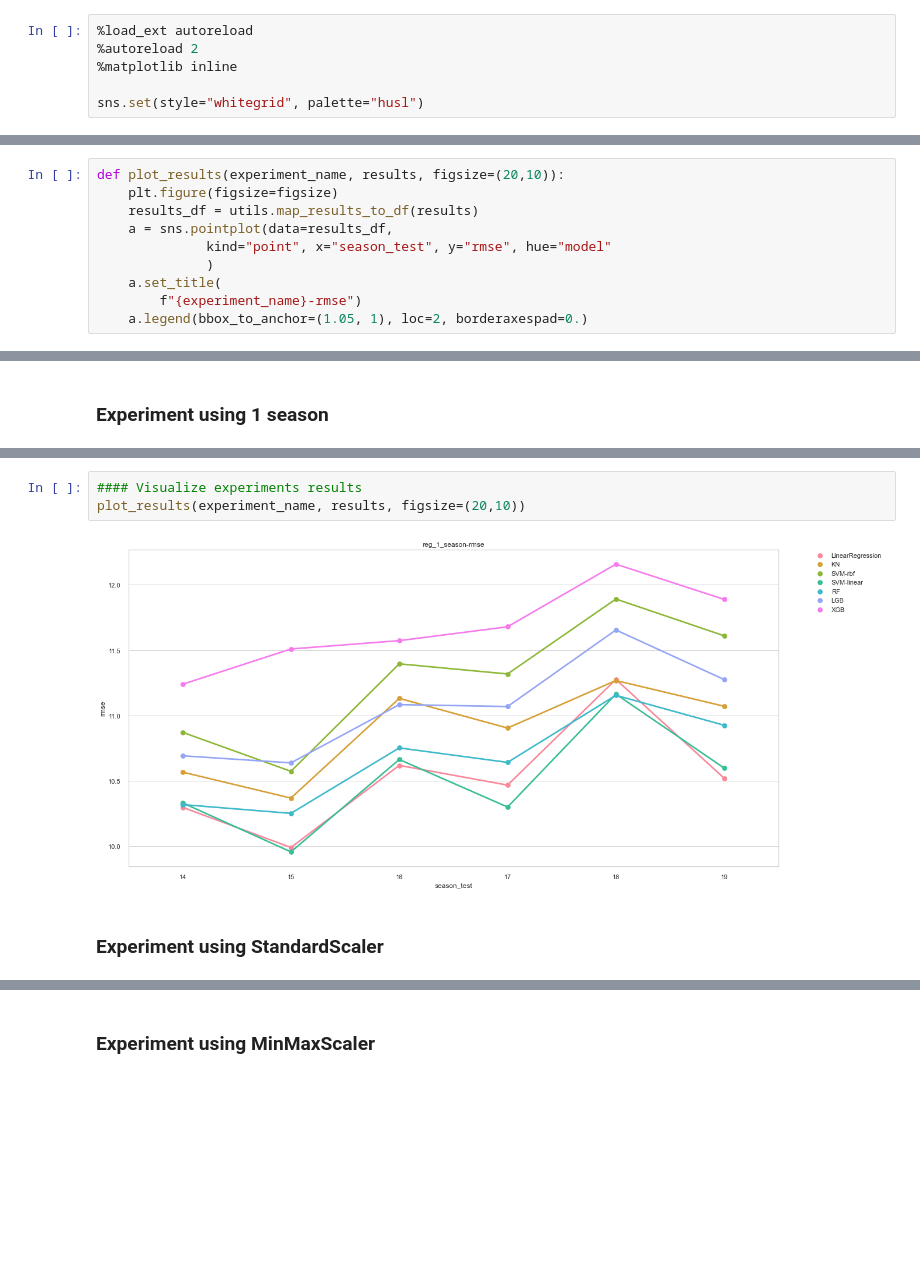
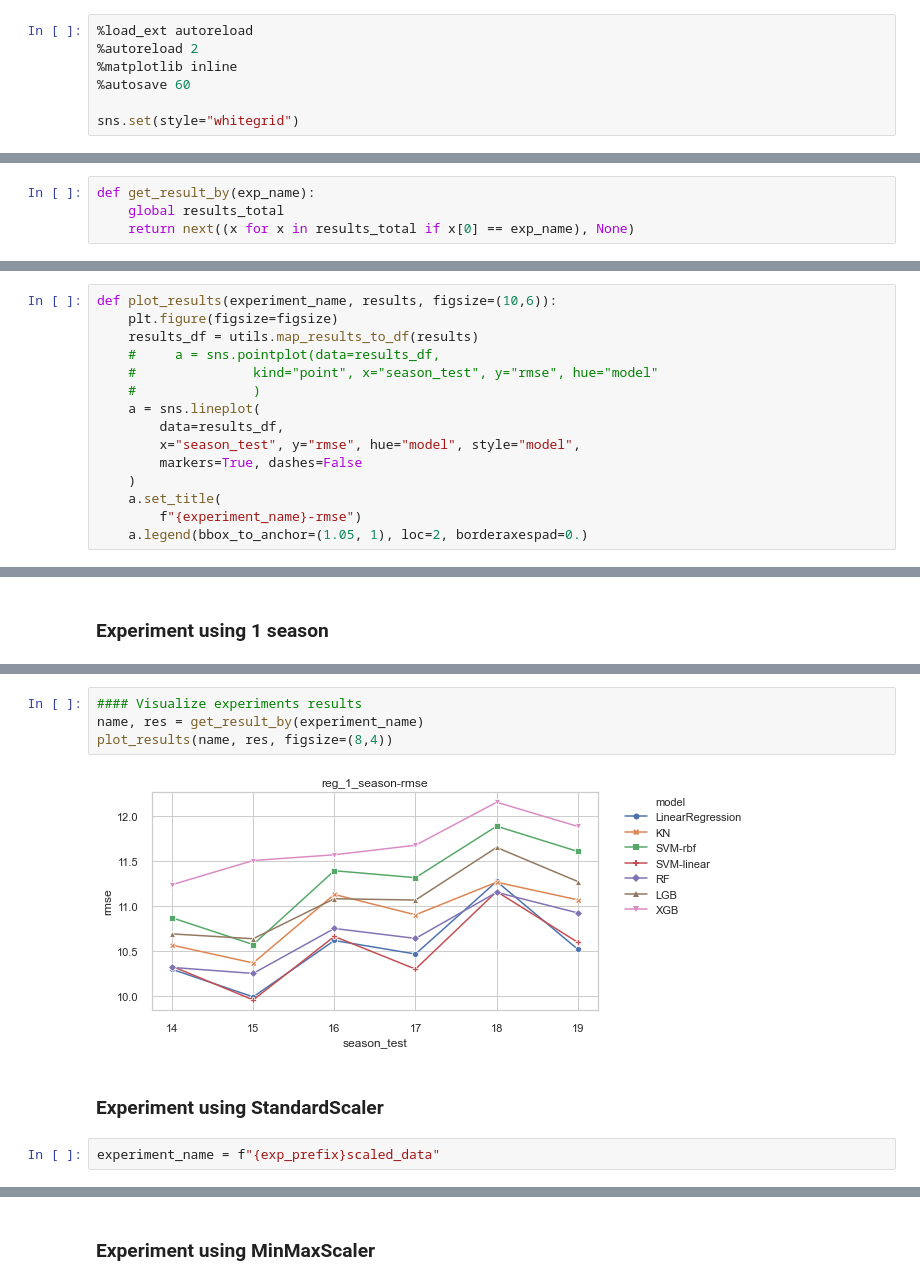
Before and after one commit to ncalderon/nba-predictor, a Jupyter notebook: nba_point_spread_reg.ipynb, the cells around one changed output, grey strips where cells are left out. Cells and saved outputs as stored; diff of their text form; blank space fills up the shorter version.

Commit message:
Use better plots to present result comparisons

```diff
--- a/nba_point_spread_reg.ipynb
+++ b/nba_point_spread_reg.ipynb
@@ -30,5 +30,6 @@ from sklearn.compose import ColumnTransformer
 %load_ext autoreload
 %autoreload 2
 %matplotlib inline
+%autosave 60
 
-sns.set(style="whitegrid", palette="husl")
+sns.set(style="whitegrid")
@@ -36,0 +50,4 @@ sns.set(style="whitegrid", palette="husl")
+# %%
+def get_result_by(exp_name):
+    global results_total
+    return next((x for x in results_total if x[0] == exp_name), None)
@@ -44,12 +67,17 @@ def show_qgrid(df_):
     qgrid_widget = qgrid.show_grid(df_, show_toolbar=True , grid_options={'forceFitColumns': False, 'defaultColumnWidth': 200})
     qgrid_widget
 # %%
-def plot_results(experiment_name, results, figsize=(20,10)):
+def plot_results(experiment_name, results, figsize=(10,6)):
     plt.figure(figsize=figsize)
     results_df = utils.map_results_to_df(results)
-    a = sns.pointplot(data=results_df,
-              kind="point", x="season_test", y="rmse", hue="model"
-              )
+    #     a = sns.pointplot(data=results_df,
+    #               kind="point", x="season_test", y="rmse", hue="model"
+    #               )
+    a = sns.lineplot(
+        data=results_df,
+        x="season_test", y="rmse", hue="model", style="model",
+        markers=True, dashes=False
+    )
     a.set_title(
         f"{experiment_name}-rmse")
     a.legend(bbox_to_anchor=(1.05, 1), loc=2, borderaxespad=0.)
@@ -150,9 +177,12 @@ Done
 | 6 | reg_1_season | XGB | 11.673898 | 0.290396 |
 # %%
 #### Visualize experiments results
-plot_results(experiment_name, results, figsize=(20,10))
+name, res = get_result_by(experiment_name)
+plot_results(name, res, figsize=(8,4))
 # %% [output]
-[figure, old version]
+[figure, new version]
 # %% [markdown]
 ### Experiment using StandardScaler
+# %%
+experiment_name = f"{exp_prefix}scaled_data"
 # %%
```
Also changed, not shown: parts of 39 cells of this notebook, 2 other files.
